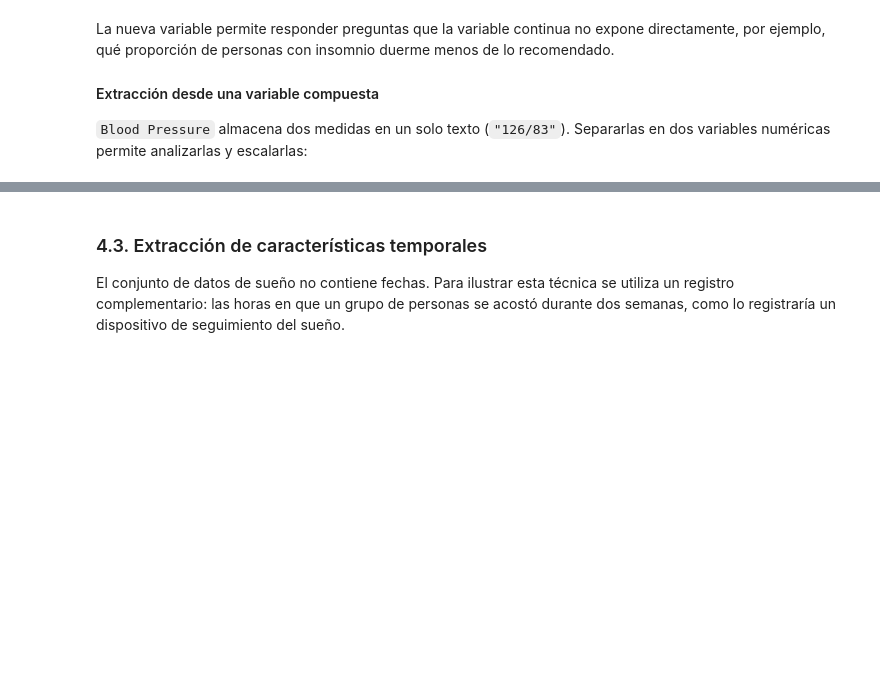
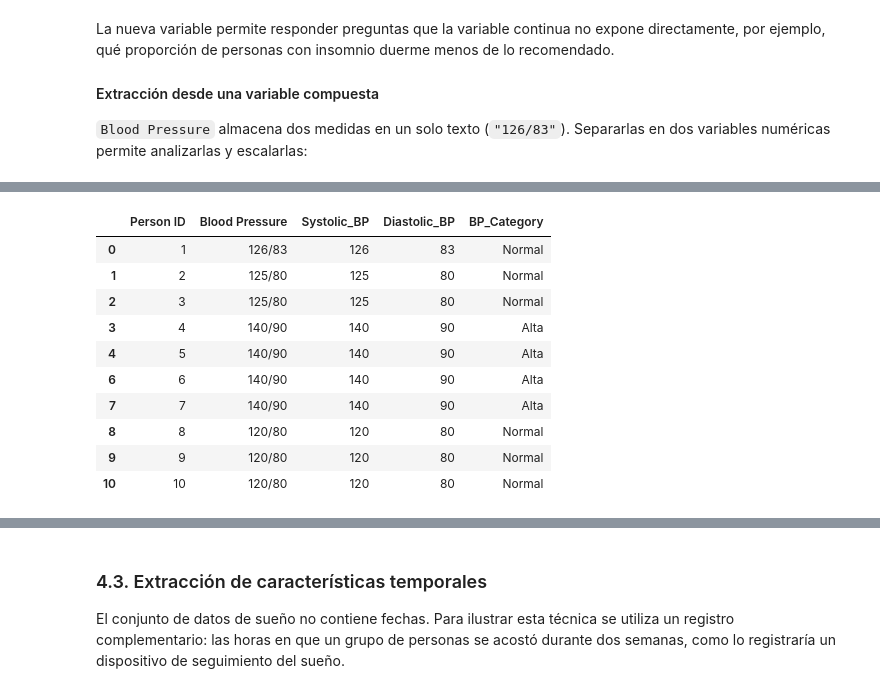
Before and after one commit to JoacoBRM/ciencia-de-datos, a Jupyter notebook: NOTEBOOKS/RDA2_Preparacion_Escalamiento_Caracteristicas.ipynb, the cells around one changed output, grey strips where cells are left out. Cells and saved outputs as stored; diff of their text form; code cells hidden in the pictures; blank space fills up the shorter version.

```diff
--- a/NOTEBOOKS/RDA2_Preparacion_Escalamiento_Caracteristicas.ipynb
+++ b/NOTEBOOKS/RDA2_Preparacion_Escalamiento_Caracteristicas.ipynb
@@ -548,0 +843,32 @@ df[["Blood Pressure", "Systolic_BP", "Diastolic_BP"]].head()
+# %%
+def clasificar_presion_arterial(sistolica, diastolica):
+    """Clasifica la presión arterial en 'Baja', 'Normal' o 'Alta' según criterios OMS / ESC-ESH."""
+    if sistolica >= 140 or diastolica >= 90:
+        return "Alta"
+    if sistolica < 90 or diastolica < 60:
+        return "Baja"
+    return "Normal"
+
+
+df["BP_Category"] = pd.Categorical(
+    df.apply(
+        lambda fila: clasificar_presion_arterial(fila["Systolic_BP"], fila["Diastolic_BP"]),
+        axis=1,
+    ),
+    categories=["Baja", "Normal", "Alta"],
+    ordered=True,
+)
+
+df[["Person ID", "Blood Pressure", "Systolic_BP", "Diastolic_BP", "BP_Category"]].head(10)
+# %% [output]
+|  | Person ID | Blood Pressure | Systolic_BP | Diastolic_BP | BP_Category |
+| 0 | 1 | 126/83 | 126 | 83 | Normal |
+| 1 | 2 | 125/80 | 125 | 80 | Normal |
+| 2 | 3 | 125/80 | 125 | 80 | Normal |
+| 3 | 4 | 140/90 | 140 | 90 | Alta |
+| 4 | 5 | 140/90 | 140 | 90 | Alta |
+| 6 | 6 | 140/90 | 140 | 90 | Alta |
+| 7 | 7 | 140/90 | 140 | 90 | Alta |
+| 8 | 8 | 120/80 | 120 | 80 | Normal |
+| 9 | 9 | 120/80 | 120 | 80 | Normal |
+| 10 | 10 | 120/80 | 120 | 80 | Normal |
```
Also changed, not shown: parts of 50 cells of this notebook.
